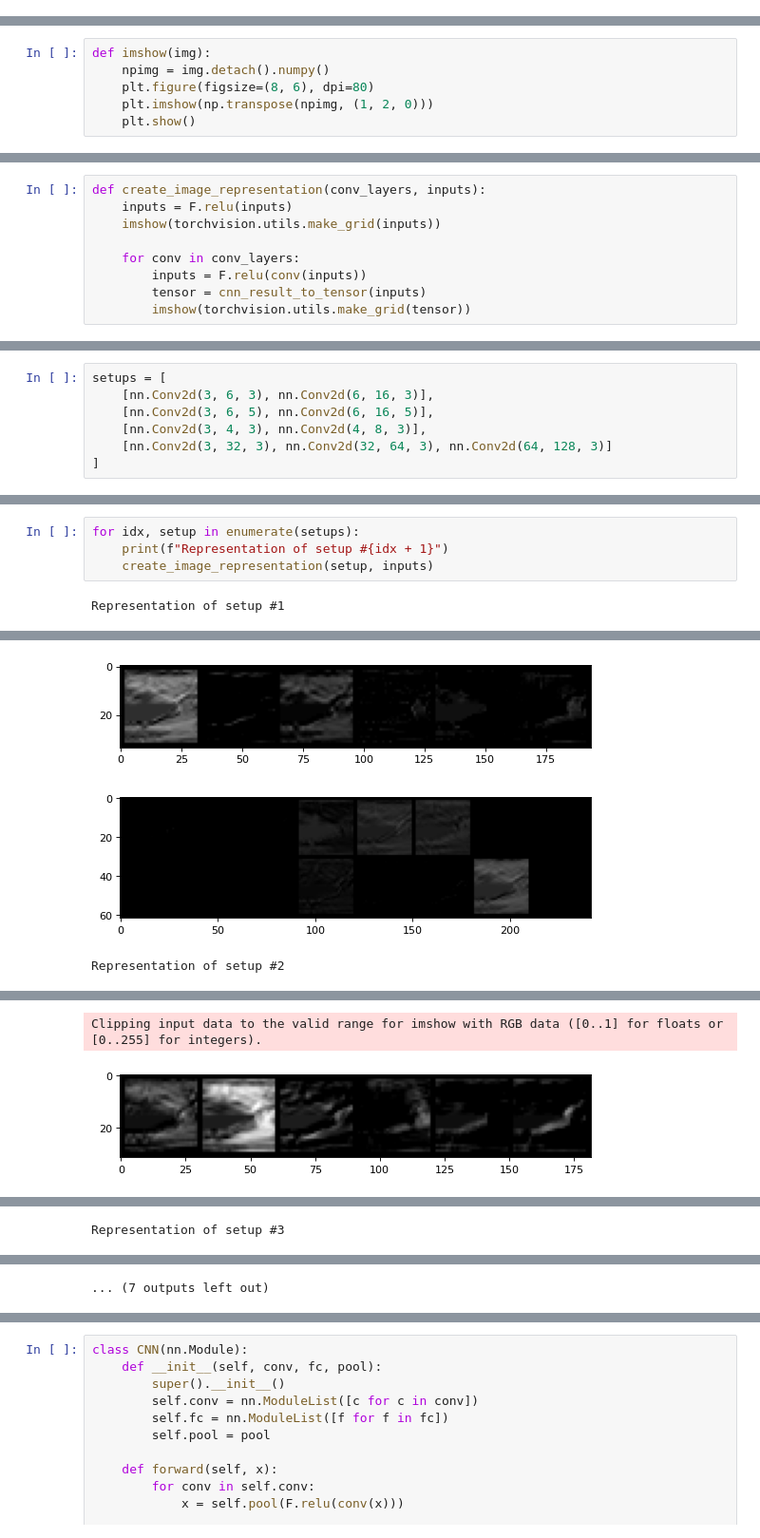
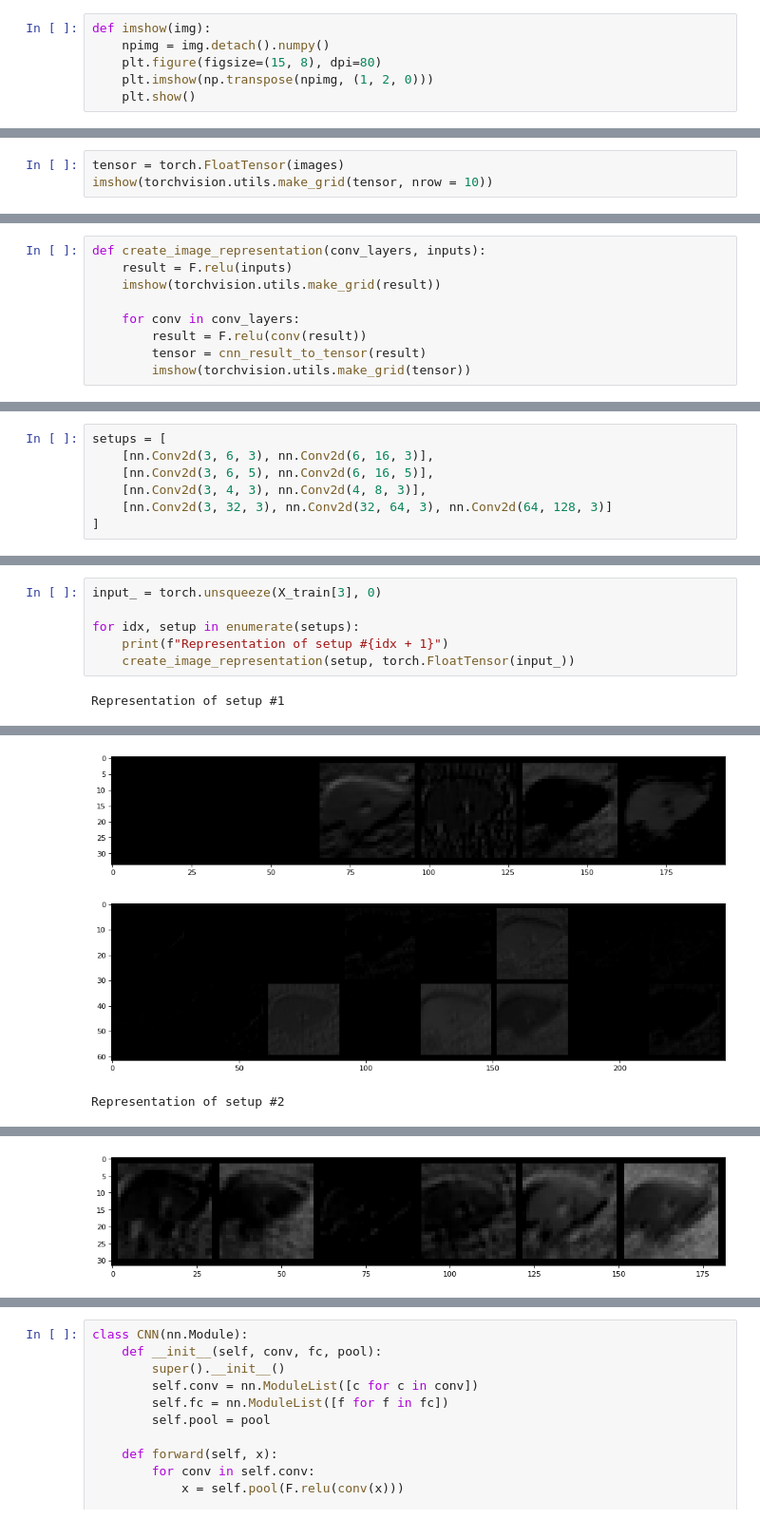
Before and after one commit to versenyi98/CIFAR-10-classsification, a Jupyter notebook: CIFAR-10 Classification.ipynb, the cells around one changed output, grey strips where cells are left out. Shown at 95% size. Saved outputs shown, nothing was run; the diff lists cells and outputs as text.

```diff
--- a/CIFAR-10 Classification.ipynb
+++ b/CIFAR-10 Classification.ipynb
@@ -48,0 +82,6 @@ y = [entry[1] for entry in trainset] + [entry[1] for entry in testset]
+# %%
+def imshow(img):
+    npimg = img.detach().numpy()
+    plt.figure(figsize=(15, 8), dpi=80)
+    plt.imshow(np.transpose(npimg, (1, 2, 0)))
+    plt.show()
@@ -48,0 +90,3 @@ y = [entry[1] for entry in trainset] + [entry[1] for entry in testset]
+# %%
+tensor = torch.FloatTensor(images)
+imshow(torchvision.utils.make_grid(tensor, nrow = 10))
@@ -76,7 +130 @@ validloader = torch.utils.data.DataLoader(validset, batch_size=batch_size, shuff
 testloader = torch.utils.data.DataLoader(testset, batch_size=batch_size, shuffle=False, num_workers=2)
-# %%
-def imshow(img):
-    npimg = img.detach().numpy()
-    plt.figure(figsize=(8, 6), dpi=80)
-    plt.imshow(np.transpose(npimg, (1, 2, 0)))
-    plt.show()
@@ -89,10 +141,10 @@ def cnn_result_to_tensor(result):
     return tensor
 # %%
 def create_image_representation(conv_layers, inputs):
-    inputs = F.relu(inputs)
-    imshow(torchvision.utils.make_grid(inputs))
+    result = F.relu(inputs)
+    imshow(torchvision.utils.make_grid(result))
 
     for conv in conv_layers:
-        inputs = F.relu(conv(inputs))
-        tensor = cnn_result_to_tensor(inputs)
+        result = F.relu(conv(result))
+        tensor = cnn_result_to_tensor(result)
         imshow(torchvision.utils.make_grid(tensor))
@@ -110,6 +162,8 @@ inputs, labels = next(iter(trainloader_))
 # %%
+input_ = torch.unsqueeze(X_train[3], 0)
+
 for idx, setup in enumerate(setups):
     print(f"Representation of setup #{idx + 1}")
-    create_image_representation(setup, inputs)
+    create_image_representation(setup, torch.FloatTensor(input_))
 # %% [output]
 Representation of setup #1
@@ -117,3 +171,3 @@ Representation of setup #1
-[figure, old version]
+[figure, new version]
-[figure, old version]
+[figure, new version]
 Representation of setup #2
@@ -121,2 +175 @@ Representation of setup #2
-Clipping input data to the valid range for imshow with RGB data ([0..1] for floats or [0..255] for integers).
-[figure, old version]
+[figure, new version]
@@ -124 +176,0 @@ Clipping input data to the valid range for imshow with RGB data ([0..1] for floa
-Representation of setup #3
@@ -127 +179,0 @@ Representation of setup #3
-... (7 outputs left out)
```
Also changed, not shown: parts of 20 cells of this notebook.
